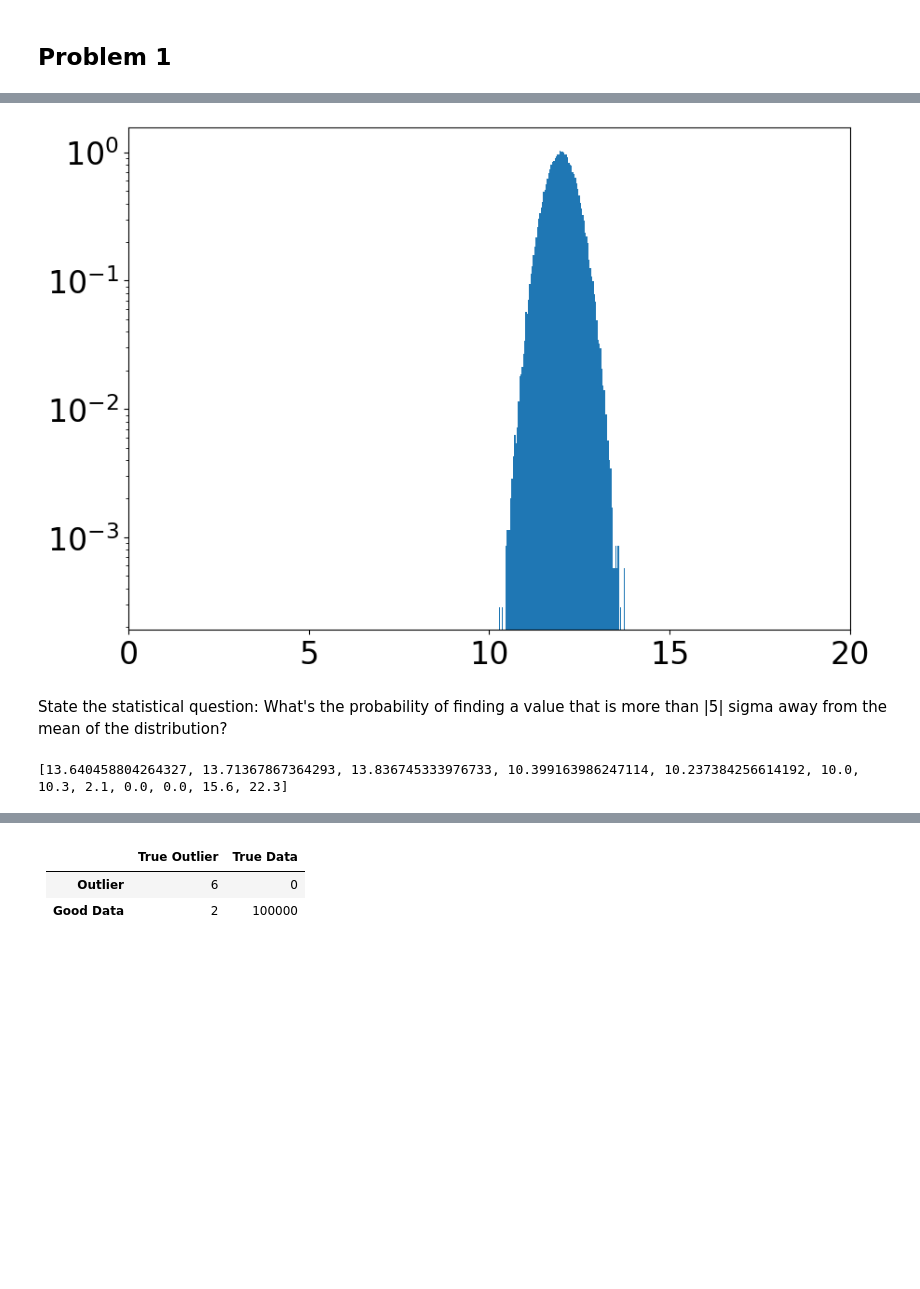
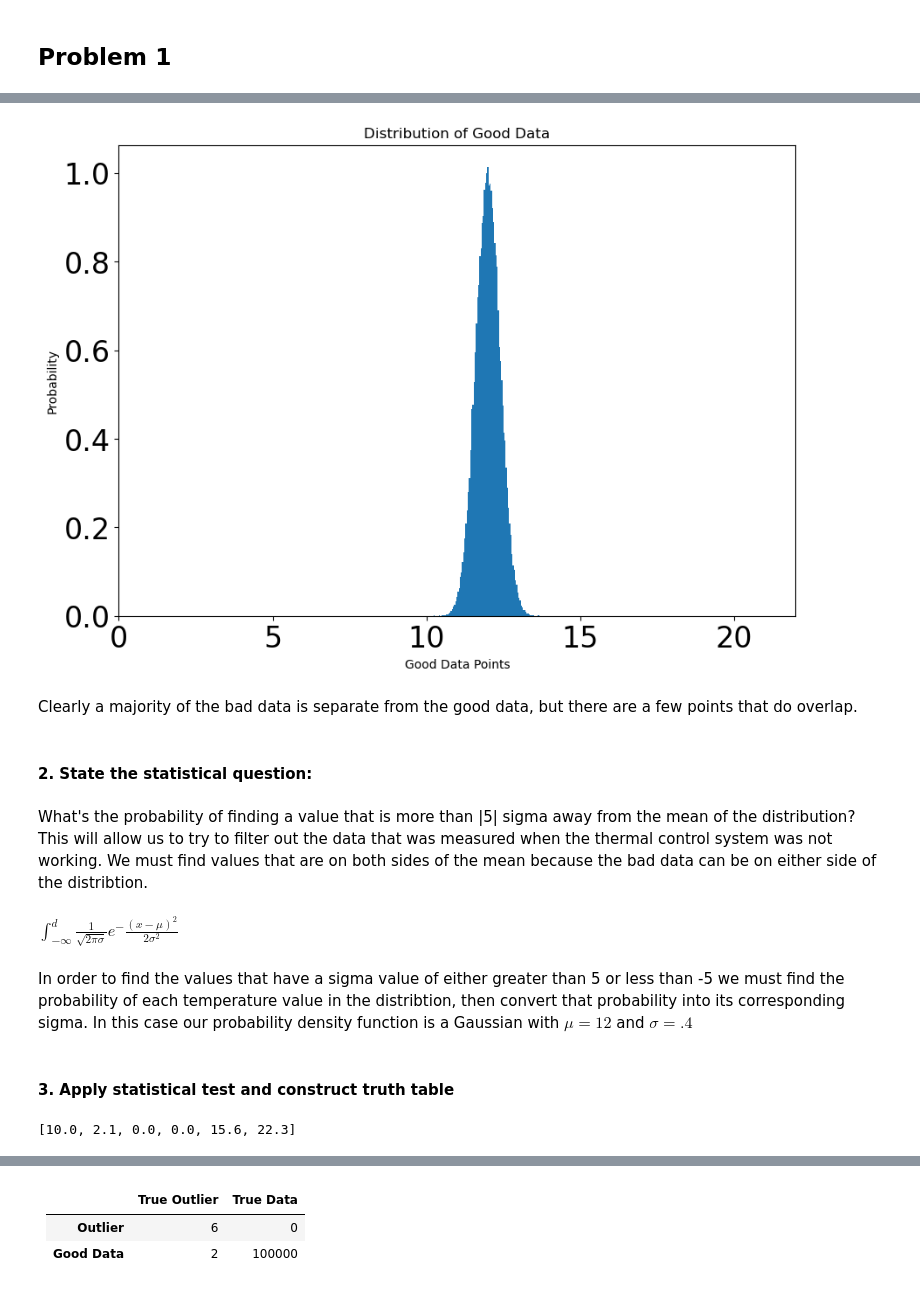
Before and after one commit to ciaramw0/phys434, a Jupyter notebook: Lab_3.ipynb, the cells around one changed output, grey strips where cells are left out. Drawn from its saved outputs; the diff is of its cells as text; code cells hidden in the pictures; blank space fills up the shorter version.

```diff
--- a/Lab_3.ipynb
+++ b/Lab_3.ipynb
@@ -38,15 +52,20 @@ plt.show()
 # %%
 d_pdf = stats.norm.rvs(loc = 12., scale = 0.4, size = 100000)
 fig, ax = plt.subplots(1, 1)
 ax.hist(d_pdf,100, density=True)
 plt.tick_params(labelsize = 24)
-plt.yscale('log')
-plt.xlim([0,20])
+plt.xlim([0, 22])
+plt.xlabel('Good Data Points')
+plt.ylabel('Probability')
+plt.title('Distribution of Good Data')
 #x = np.linspace(4.95,5.05,1000)
 #ax.plot(x,stats.norm.pdf(x,loc = 5., scale = 0.01),linewidth = 8,alpha = 0.7)
 plt.show()
 # %% [output]
-[figure, old version]
+[figure, new version]
+# %% [markdown]
+Clearly a majority of the bad data is separate from the good data, but there are a few points that do overlap.
+# %% [markdown]
+#### 2. State the statistical question:
 # %% [markdown]
-State the statistical question:
-What's the probability of finding a value that is more than |5| sigma away from the mean of the distribution?
+What's the probability of finding a value that is more than |5| sigma away from the mean of the distribution? This will allow us to try to filter out the data that was measured when the thermal control system was not working. We must find values that are on both sides of the mean because the bad data can be on either side of the distribtion.
@@ -55,16 +72,22 @@ What's the probability of finding a value that is more than |5| sigma away from
-# %%
-# Apply statistical test and construct truth table
-d = np.append(stats.norm.rvs(loc = 12., scale = 0.4, size = 100000), [10., 10.3, 2.1, 0., 0., 15.6, 22.3, 12.7])
-err = []
-copy_dist = []
-for i in range(len(d)):
-    probability = stats.norm.cdf(d[i], loc = 12, scale = 0.4)
-    sigma = stats.norm.ppf(probability)
-
-    if sigma > 4 or sigma < -4:
-        err.append(d[i])
-    else:
-        copy_dist.append(d[i])
-print(err)
-# %% [output]
-[13.640458804264327, 13.71367867364293, 13.836745333976733, 10.399163986247114, 10.237384256614192, 10.0, 10.3, 2.1, 0.0, 0.0, 15.6, 22.3]
+# %% [markdown]
+$ \int_{-\infty}^d \frac{1}{\sqrt{2\pi\sigma}} e^-\frac{(x-\mu)^2}{2\sigma^2}$
+# %% [markdown]
+In order to find the values that have a sigma value of either greater than 5 or less than -5 we must find the probability of each temperature value in the distribtion, then convert that probability into its corresponding sigma. In this case our probability density function is a Gaussian with $\mu = 12$ and $\sigma = .4$
+# %% [markdown]
+#### 3. Apply statistical test and construct truth table
+# %%
+d = np.append(stats.norm.rvs(loc = 12., scale = 0.4, size = 100000), [10., 10.3, 2.1, 0., 0., 15.6, 22.3, 12.7])
+err = []
+copy_dist = []
+for i in range(len(d)):
+    probability = stats.norm.cdf(d[i], loc = 12, scale = 0.4)
+    sigma = stats.norm.ppf(probability)
+
+    if sigma > 5 or sigma < -5:
+        err.append(d[i])
+    else:
+        copy_dist.append(d[i])
+
+print(err)
+# %% [output]
+[10.0, 2.1, 0.0, 0.0, 15.6, 22.3]
```
Also changed, not shown: parts of 26 cells of this notebook.
